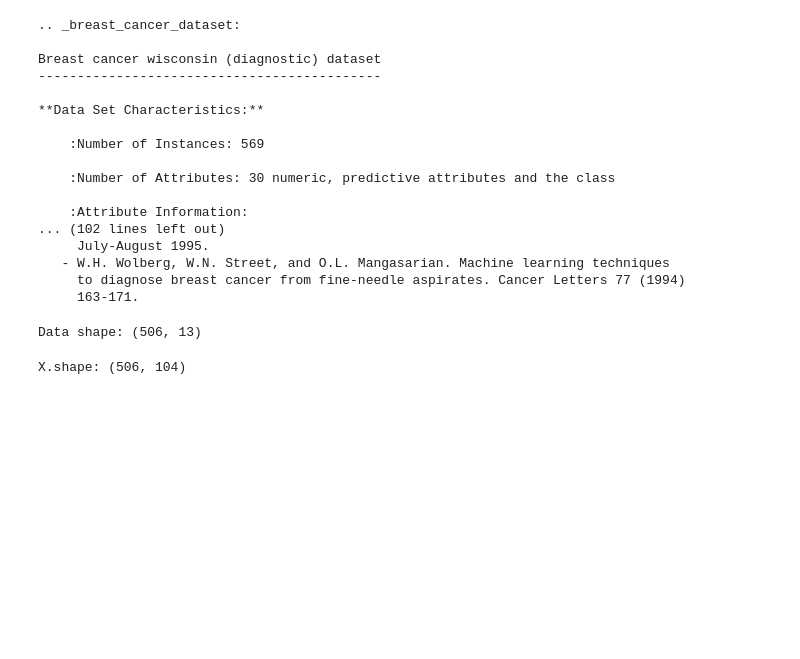
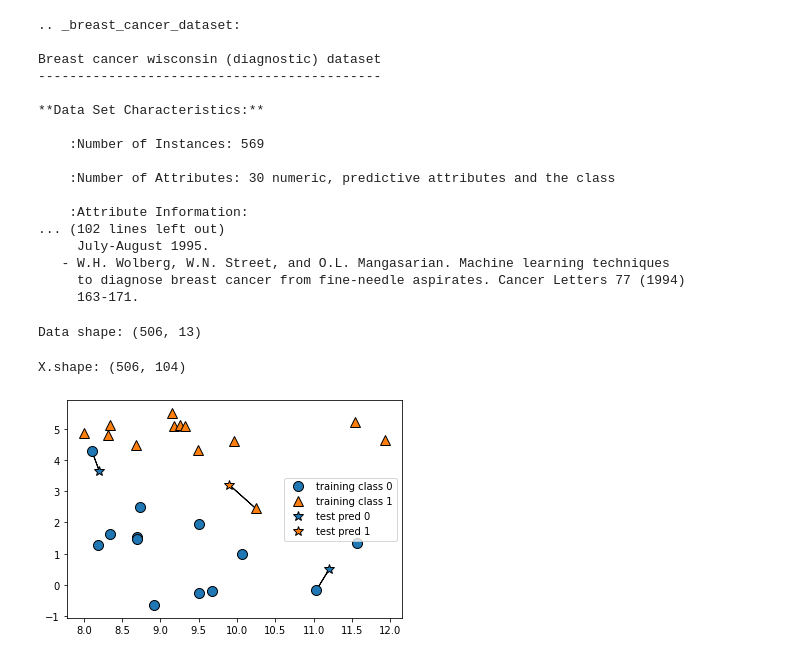
Before and after one commit to sasa-git/ml-practice, a Jupyter notebook: 2/practice-2.ipynb, the cells around one changed output. Saved outputs shown, nothing was run; the diff lists cells and outputs as text; code cells hidden in the pictures; blank space fills up the shorter version.

```diff
--- a/2/practice-2.ipynb
+++ b/2/practice-2.ipynb
@@ -96,3 +96,10 @@ print("X.shape: {}".format(X.shape))
 # 13 + 91(13から2つを選ぶ重複あり組み合わせ: 13+2 -1C2| 14!/(12!2!))
 # %% [output]
 X.shape: (506, 104)
+# %%
+# 用意した二つのデータセットを用いて機械学習アルゴリズムの特徴を見ていく
+
+# k-NN
+mglearn.plots.plot_knn_classification(n_neighbors=1)
+# %% [output]
+[figure, added]
```
Also changed, not shown: parts of 39 cells of this notebook, 4 other files.
